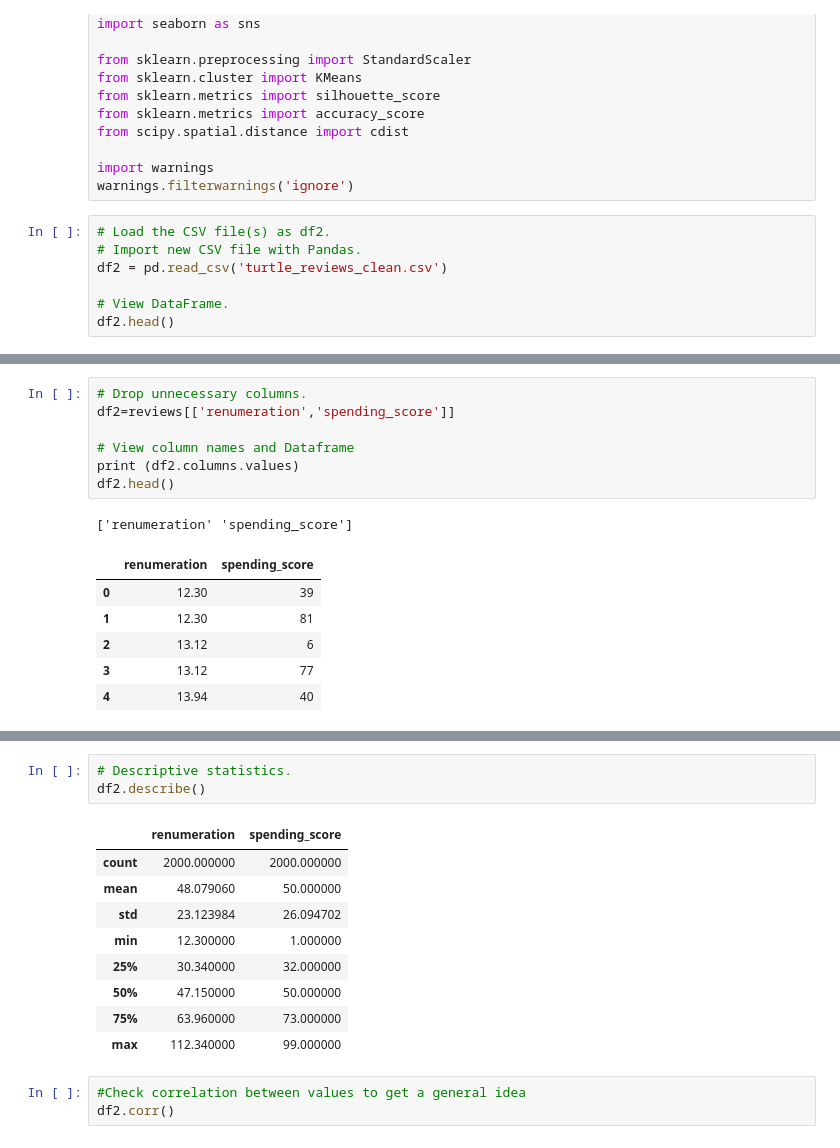
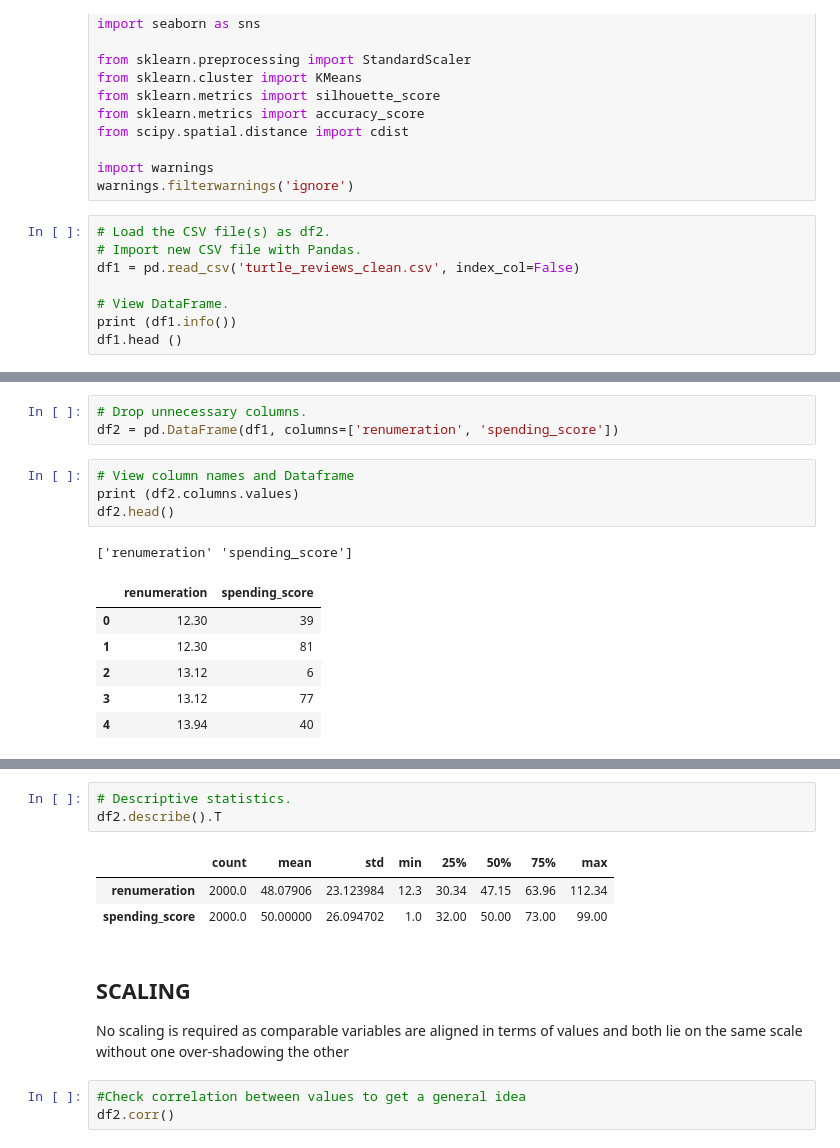
Before and after one commit to mikebenas/LSE_TurtleGames_R_Analysis, a Jupyter notebook: LSE_DA301_Assignment_Python_template.ipynb, the cells around one changed output, grey strips where cells are left out. Cells and saved outputs as stored; diff of their text form.

```diff
--- a/LSE_DA301_Assignment_Python_template.ipynb
+++ b/LSE_DA301_Assignment_Python_template.ipynb
@@ -557,8 +557,9 @@ warnings.filterwarnings('ignore')
 # %%
 # Load the CSV file(s) as df2.
 # Import new CSV file with Pandas.
-df2 = pd.read_csv('turtle_reviews_clean.csv')
+df1 = pd.read_csv('turtle_reviews_clean.csv', index_col=False)
 
 # View DataFrame.
-df2.head()
+print (df1.info())
+df1.head ()
 # %% [output]
@@ -570,19 +588,19 @@ df2.head()
 | 4 | Female | 33 | 13.94 | 40 | 366 | graduate | 291 | As my review of GF9's previous sc... | Money trap |
 # %%
 # Drop unnecessary columns.
-df2=reviews[['renumeration','spending_score']]
-
-# View column names and Dataframe
-print (df2.columns.values)
-df2.head()
+df2 = pd.DataFrame(df1, columns=['renumeration', 'spending_score'])
-# %% [output]
-['renumeration' 'spending_score']
-|  | renumeration | spending_score |
-| 0 | 12.30 | 39 |
-| 1 | 12.30 | 81 |
-| 2 | 13.12 | 6 |
-| 3 | 13.12 | 77 |
-| 4 | 13.94 | 40 |
+# %%
+# View column names and Dataframe
+print (df2.columns.values)
+df2.head()
+# %% [output]
+['renumeration' 'spending_score']
+|  | renumeration | spending_score |
+| 0 | 12.30 | 39 |
+| 1 | 12.30 | 81 |
+| 2 | 13.12 | 6 |
+| 3 | 13.12 | 77 |
+| 4 | 13.94 | 40 |
 # %%
 # Explore the data.
 df2.drop_duplicates()
@@ -605,17 +623,15 @@ renumeration  spending_score
 Length: 196, dtype: int64
 # %%
 # Descriptive statistics.
-df2.describe()
+df2.describe().T
 # %% [output]
-|  | renumeration | spending_score |
-| count | 2000.000000 | 2000.000000 |
-| mean | 48.079060 | 50.000000 |
-| std | 23.123984 | 26.094702 |
-| min | 12.300000 | 1.000000 |
-| 25% | 30.340000 | 32.000000 |
-| 50% | 47.150000 | 50.000000 |
-| 75% | 63.960000 | 73.000000 |
-| max | 112.340000 | 99.000000 |
+|  | count | mean | std | min | 25% | 50% | 75% | max |
+| renumeration | 2000.0 | 48.07906 | 23.123984 | 12.3 | 30.34 | 47.15 | 63.96 | 112.34 |
+| spending_score | 2000.0 | 50.00000 | 26.094702 | 1.0 | 32.00 | 50.00 | 73.00 | 99.00 |
+# %% [markdown]
+## SCALING
+No scaling is required as comparable variables are aligned in terms of values</br>
+and both lie on the same scale without one over-shadowing the other
 # %%
 #Check correlation between values to get a general idea
 df2.corr()
```
Also changed, not shown: parts of 19 cells of this notebook.
